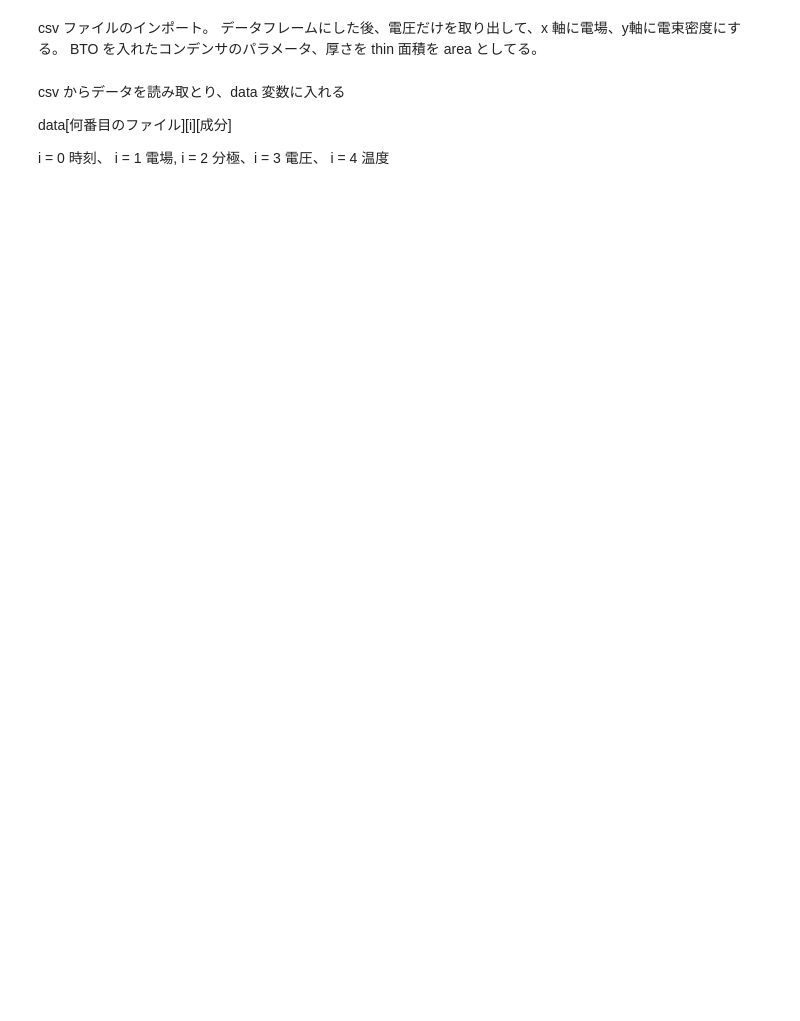
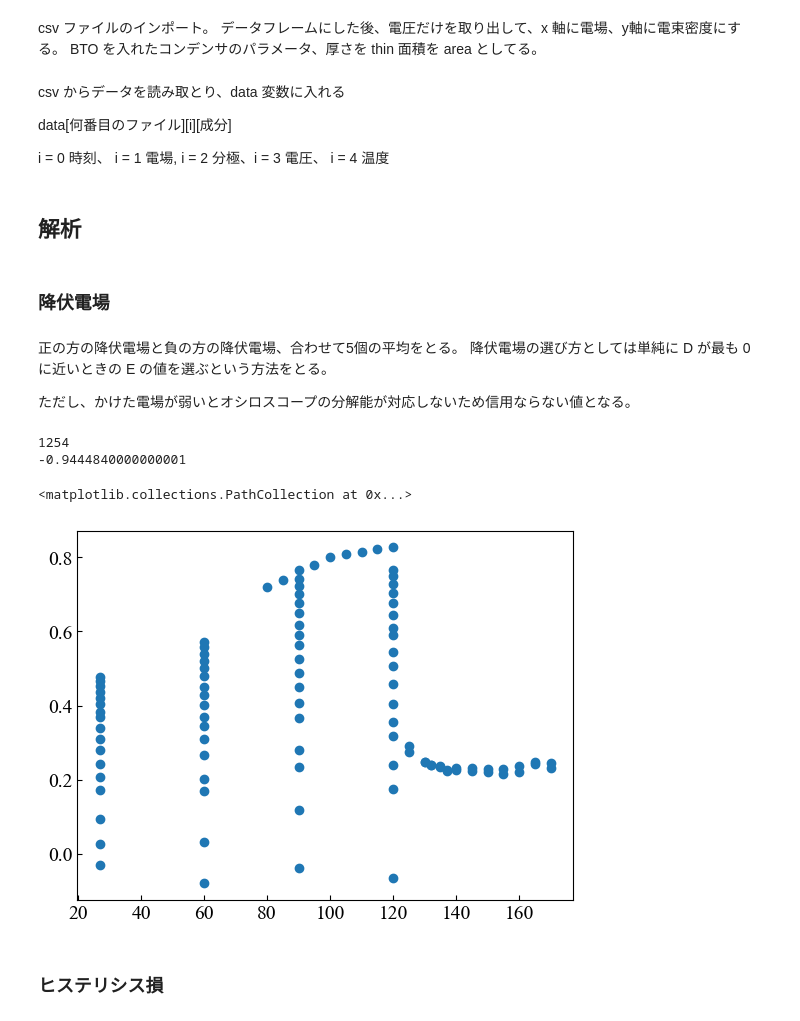
Before and after one commit to xiang-gong3944/----, a Jupyter notebook: 2024_10_04_ヒステリシス/data/2024_10_04.ipynb, the cells around one changed output. Cells and saved outputs as stored; diff of their text form; code cells hidden in the pictures; blank space fills up the shorter version.

```diff
--- a/2024_10_04_ヒステリシス/data/2024_10_04.ipynb
+++ b/2024_10_04_ヒステリシス/data/2024_10_04.ipynb
@@ -115,0 +108,32 @@ from matplotlib.colors import Normalize
+# %% [markdown]
+## 解析
+# %% [markdown]
+### 降伏電場
+# %% [markdown]
+正の方の降伏電場と負の方の降伏電場、合わせて5個の平均をとる。
+降伏電場の選び方としては単純に D が最も 0 に近いときの E の値を選ぶという方法をとる。
+
+ただし、かけた電場が弱いとオシロスコープの分解能が対応しないため信用ならない値となる。
+# %%
+i = np.argmin(np.abs(data[16][2][2000:4000]))
+print(i)
+print(data[16][1][2000+i])
+# %% [output]
+1254
+-0.9444840000000001
+# %%
+Ec = np.zeros(nfile)
+for i in range(nfile):
+    Ec[i] += data[i][1][np.argmin(np.abs(data[i][2][0:2000]))]
+    Ec[i] -= data[i][1][np.argmin(np.abs(data[i][2][2000:4000]))+2000]
+    Ec[i] += data[i][1][np.argmin(np.abs(data[i][2][4000:6000]))+4000]
+    Ec[i] -= data[i][1][np.argmin(np.abs(data[i][2][6000:8000]))+8000]
+    Ec[i] += data[i][1][np.argmin(np.abs(data[i][2][8000:10000]))+8000]
+    Ec[i] /= 5
+# %%
+plt.scatter(temp,Ec)
+# %% [output]
+<matplotlib.collections.PathCollection at 0x...>
+[figure, added]
+# %% [markdown]
+### ヒステリシス損
```
Also changed, not shown: parts of 59 cells of this notebook.
